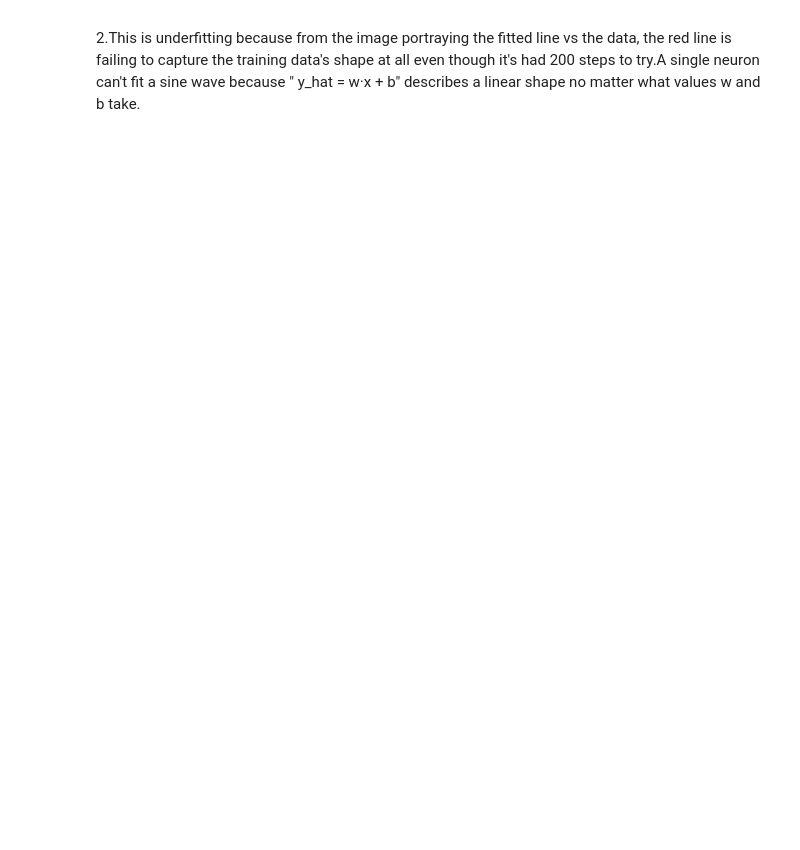
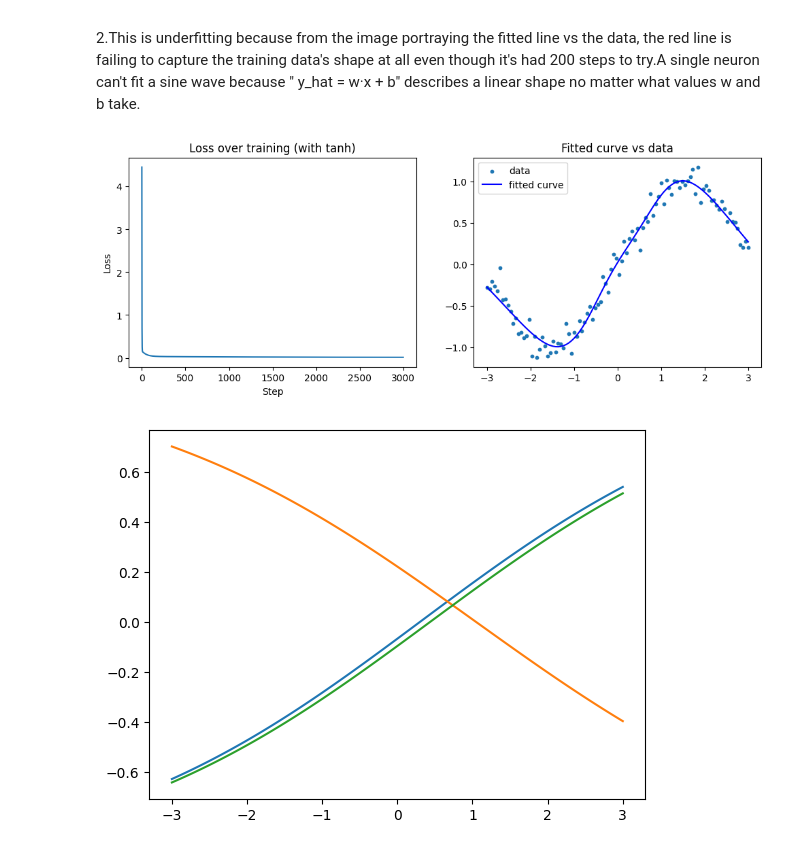
Before and after one commit to Maame-Pokuaa77/lab-3, a Jupyter notebook: lab_3.ipynb, the cells around one changed output. Drawn from its saved outputs; the diff is of its cells as text; code cells hidden in the pictures; blank space fills up the shorter version.

Commit message:
Add Part 1.2

```diff
--- a/lab_3.ipynb
+++ b/lab_3.ipynb
@@ -78,3 +78,82 @@ The Single Neuron
 
 
 2.This is underfitting because from the image portraying the fitted line vs the data, the red line is failing to capture the training data's shape at all even though it's had 200 steps to try.A single neuron can't fit a sine wave because " y_hat = w·x + b"  describes a linear shape  no matter what values w and b take.
+# %%
+#Part 1.2
+
+# TODO: Initialise parameters
+#   W1: shape (1, 8),  b1: shape (8,)
+#   W2: shape (8, 1),  b2: shape (1,)
+#   Small random values (e.g. np.random.randn(...) * 0.5)
+x_col = x.reshape(-1, 1)
+y_col = y.reshape(-1, 1)
+
+np.random.seed(RANDOM_STATE)
+
+W1 = np.random.randn(1, 8) * 0.5
+b1 = np.random.randn(1, 8) * 0.5
+
+W2 = np.random.randn(8, 1) * 0.5
+b2 = np.random.randn(1) * 0.5
+
+# TODO: Forward pass (keep the intermediate values — you need them for backprop):
+
+
+# TODO: Backward pass (the chain rule, layer by layer):
+
+
+# TODO: Update all parameters with learning rate lr, loop for ~3000 steps,
+#   record the loss.
+lr = 0.05
+steps= 3000
+losses = []
+
+for step in range(steps):
+
+   #forward pass
+   z1 = x_col @ W1 + b1
+   h = np.tanh(z1)
+   y_hat = h@ W2 + b2
+   loss = np.mean((y_hat - y_col) ** 2)
+   losses.append(loss)
+
+   #backward pass
+   d_yhat = 2 * (y_hat - y_col) / len(y_col)
+   dW2 = h.T @ d_yhat
+   db2 = d_yhat.sum(axis=0)
+   dh = d_yhat @ W2.T
+   dz1 = dh * (1 - np.tanh(z1) ** 2)
+   dW1 = x_col.T @ dz1
+   db1 = dz1.sum(axis=0)
+
+   #Update
+   W1 -= lr * dW1
+   b1 -= lr * db1
+   W2 -= lr * dW2
+   b2 -= lr * db2
+
+
+
+
+# TODO: Plot the loss curve AND the final fit over the data.
+fig, axes = plt.subplots(1, 2, figsize=(12, 4))
+
+axes[0].plot(losses)
+axes[0].set_title("Loss over training (with tanh)")
+axes[0].set_xlabel("Step")
+axes[0].set_ylabel("Loss")
+
+axes[1].scatter(x, y, s=10, label="data")
+axes[1].plot(x, y_hat, color="blue", label="fitted curve")
+axes[1].legend()
+axes[1].set_title("Fitted curve vs data")
+plt.show()
+
+plt.plot(x, h[:, 0])
+plt.plot(x, h[:, 1])
+plt.plot(x, h[:, 2])
+#   Then re-run with the tanh REMOVED (h = z1). What happens to the fit?
+h = z1
+# %% [output]
+[figure, added]
+[figure, added]
```
Also changed, not shown: parts of 1 cell of this notebook.
